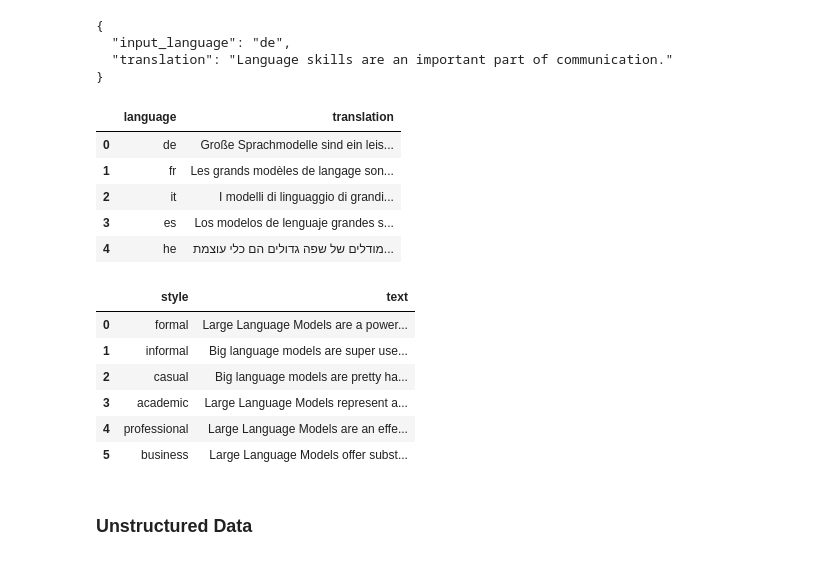
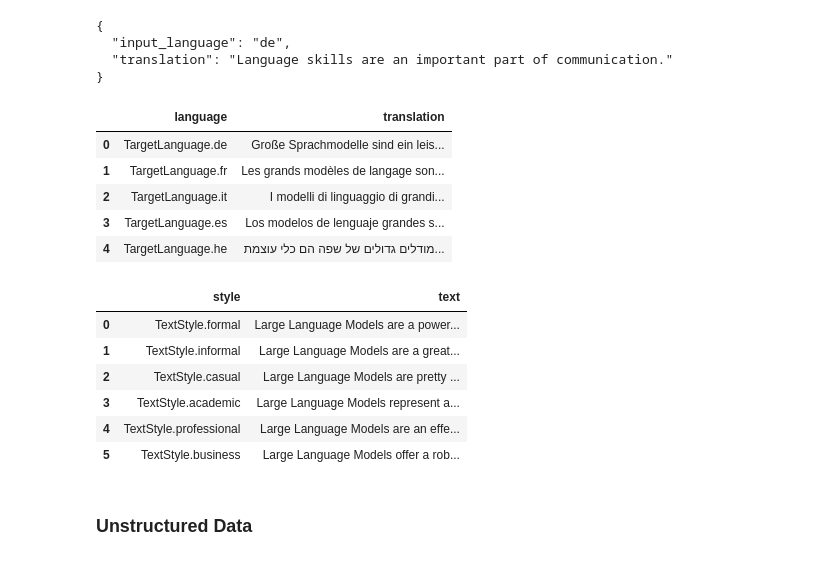
Before and after one commit to intellectronica/llms-beyond-chat, a Jupyter notebook: llms-beyond-chat.ipynb, the cells around one changed output. Drawn from its saved outputs; the diff is of its cells as text; code cells hidden in the pictures.

Commit message:
Use enums where appropriate

```diff
--- a/llms-beyond-chat.ipynb
+++ b/llms-beyond-chat.ipynb
@@ -90,10 +90,15 @@ print_result(translation)
   "translation": "Language skills are an important part of communication."
 }
 # %%
-target_languages = ["de", "fr", "it", "es", "he"]
+class TargetLanguage(str, Enum):
+    de = "de"
+    fr = "fr"
+    it = "it"
+    es = "es"
+    he = "he"
 
 class Translation(BaseModel):
-    language: str = Field(..., description=f"The language of the translated text, as 2-letter language code. Options: {json.dumps(target_languages)}")
+    language: TargetLanguage = Field(..., description=f"The language of the translated text, as 2-letter language code.")
     translation: str
 
 class Translations(BaseModel):
@@ -101,46 +106,49 @@ class Translations(BaseModel):
 
 translations = llm(
     Translations,
-    f"Translate the user-provided text into the following languages: {json.dumps(target_languages)}",
+    f"Translate the user-provided text into the following languages: {json.dumps([language.value for language in TargetLanguage])}",
     "Large Language Models are a powerful tool for natural language processing.",
 )
 
 json_dataframe(translations.translations)
 # %% [output]
 |  | language | translation |
-| 0 | de | Große Sprachmodelle sind ein leis... |
-| 1 | fr | Les grands modèles de langage son... |
-| 2 | it | I modelli di linguaggio di grandi... |
-| 3 | es | Los modelos de lenguaje grandes s... |
-| 4 | he | מודלים של שפה גדולים הם כלי עוצמת... |
+| 0 | TargetLanguage.de | Große Sprachmodelle sind ein leis... |
+| 1 | TargetLanguage.fr | Les grands modèles de langage son... |
+| 2 | TargetLanguage.it | I modelli di linguaggio di grandi... |
+| 3 | TargetLanguage.es | Los modelos de lenguaje grandes s... |
+| 4 | TargetLanguage.he | מודלים גדולים של שפה הם כלי עוצמת... |
 # %%
-
-text_styles = ["formal", "informal", "casual", "academic", "professional", "business"]
+class TextStyle(str, Enum):
+    formal = "formal"
+    informal = "informal"
+    casual = "casual"
+    academic = "academic"
+    professional = "professional"
+    business = "business"
 
 class NormalizedText(BaseModel):
-    style: str = Field(
-        ...,
-        description=(f"The style of the text normalization. Options: {json.dumps(text_styles)}"))
+    style: TextStyle = Field(..., description=("The style of the text normalization."))
     text: str
 
 class NormalizedTexts(BaseModel):
     normalized_texts: List[NormalizedText]
 
 normalizations = llm(
     NormalizedTexts,
-    f"Normalize the user-provided text into the following styles: {json.dumps(text_styles)}",
+    f"Normalize the user-provided text into the following styles: {json.dumps([style.value for style in TextStyle])}",
     "Large Language Models are a powerful tool for natural language processing.",
 )
 
 json_dataframe(normalizations.normalized_texts)
 # %% [output]
 |  | style | text |
-| 0 | formal | Large Language Models are a power... |
-| 1 | informal | Big language models are super use... |
-| 2 | casual | Big language models are pretty ha... |
-| 3 | academic | Large Language Models represent a... |
-| 4 | professional | Large Language Models are an effe... |
-| 5 | business | Large Language Models offer subst... |
+| 0 | TextStyle.formal | Large Language Models are a power... |
+| 1 | TextStyle.informal | Large Language Models are a great... |
+| 2 | TextStyle.casual | Large Language Models are pretty ... |
+| 3 | TextStyle.academic | Large Language Models represent a... |
+| 4 | TextStyle.professional | Large Language Models are an effe... |
+| 5 | TextStyle.business | Large Language Models offer a rob... |
 # %% [markdown]
 ### Unstructured Data
 # %%
```
Also changed, not shown: parts of 1 cell of this notebook.
